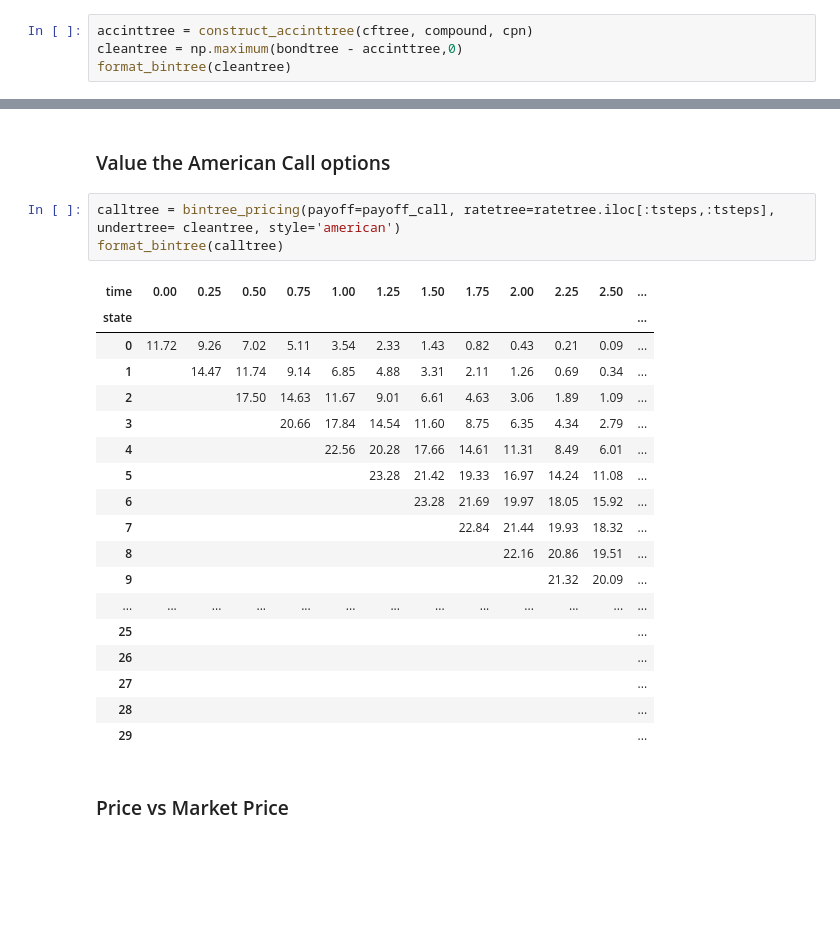
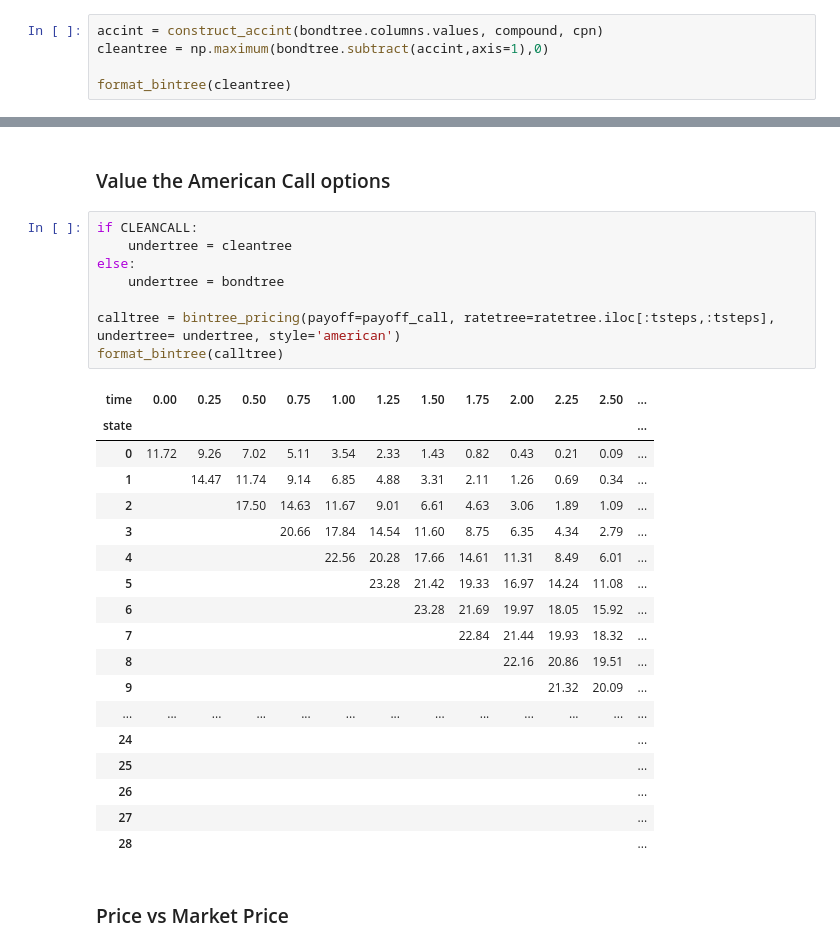
Before and after one commit to ttayl/finm-fiderivs-2023, a Jupyter notebook: homework/Solution 2.ipynb, the cells around one changed output, grey strips where cells are left out. Drawn from its saved outputs; the diff is of its cells as text; blank space fills up the shorter version.

```diff
--- a/homework/Solution 2.ipynb
+++ b/homework/Solution 2.ipynb
@@ -281,8 +281,9 @@ $$P_{\text{clean}} = P_{\text{dirty}} - C_{\text{accrued int or coupon}}$$
 
 Then, we will use this clean bond price tree as the underlying.
 # %%
-accinttree = construct_accinttree(cftree, compound, cpn)
-cleantree = np.maximum(bondtree - accinttree,0)
+accint = construct_accint(bondtree.columns.values, compound, cpn)
+cleantree = np.maximum(bondtree.subtract(accint,axis=1),0)
+
 format_bintree(cleantree)
 # %% [output]
 | time | 0.00 | 0.25 | 0.50 | 0.75 | 1.00 | 1.25 | 1.50 | 1.75 | 2.00 | 2.25 | 2.50 | ... |
@@ -306,27 +307,32 @@ format_bintree(cleantree)
 # %% [markdown]
 ### Value the American Call options
 # %%
-calltree = bintree_pricing(payoff=payoff_call, ratetree=ratetree.iloc[:tsteps,:tsteps], undertree= cleantree, style='american')
+if CLEANCALL:
+    undertree = cleantree
+else:
+    undertree = bondtree
+
+calltree = bintree_pricing(payoff=payoff_call, ratetree=ratetree.iloc[:tsteps,:tsteps], undertree= undertree, style='american')
 format_bintree(calltree)
 # %% [output]
 | time | 0.00 | 0.25 | 0.50 | 0.75 | 1.00 | 1.25 | 1.50 | 1.75 | 2.00 | 2.25 | 2.50 | ... |
 | state |  |  |  |  |  |  |  |  |  |  |  | ... |
 | 0 | 11.72 | 9.26 | 7.02 | 5.11 | 3.54 | 2.33 | 1.43 | 0.82 | 0.43 | 0.21 | 0.09 | ... |
 | 1 |  | 14.47 | 11.74 | 9.14 | 6.85 | 4.88 | 3.31 | 2.11 | 1.26 | 0.69 | 0.34 | ... |
 | 2 |  |  | 17.50 | 14.63 | 11.67 | 9.01 | 6.61 | 4.63 | 3.06 | 1.89 | 1.09 | ... |
 | 3 |  |  |  | 20.66 | 17.84 | 14.54 | 11.60 | 8.75 | 6.35 | 4.34 | 2.79 | ... |
 | 4 |  |  |  |  | 22.56 | 20.28 | 17.66 | 14.61 | 11.31 | 8.49 | 6.01 | ... |
 | 5 |  |  |  |  |  | 23.28 | 21.42 | 19.33 | 16.97 | 14.24 | 11.08 | ... |
 | 6 |  |  |  |  |  |  | 23.28 | 21.69 | 19.97 | 18.05 | 15.92 | ... |
 | 7 |  |  |  |  |  |  |  | 22.84 | 21.44 | 19.93 | 18.32 | ... |
 | 8 |  |  |  |  |  |  |  |  | 22.16 | 20.86 | 19.51 | ... |
 | 9 |  |  |  |  |  |  |  |  |  | 21.32 | 20.09 | ... |
 | ... | ... | ... | ... | ... | ... | ... | ... | ... | ... | ... | ... | ... |
+| 24 |  |  |  |  |  |  |  |  |  |  |  | ... |
 | 25 |  |  |  |  |  |  |  |  |  |  |  | ... |
 | 26 |  |  |  |  |  |  |  |  |  |  |  | ... |
 | 27 |  |  |  |  |  |  |  |  |  |  |  | ... |
 | 28 |  |  |  |  |  |  |  |  |  |  |  | ... |
-| 29 |  |  |  |  |  |  |  |  |  |  |  | ... |
 # %% [markdown]
 ### Price vs Market Price
 # %%
```
Also changed, not shown: parts of 10 cells of this notebook, 3 other files.
